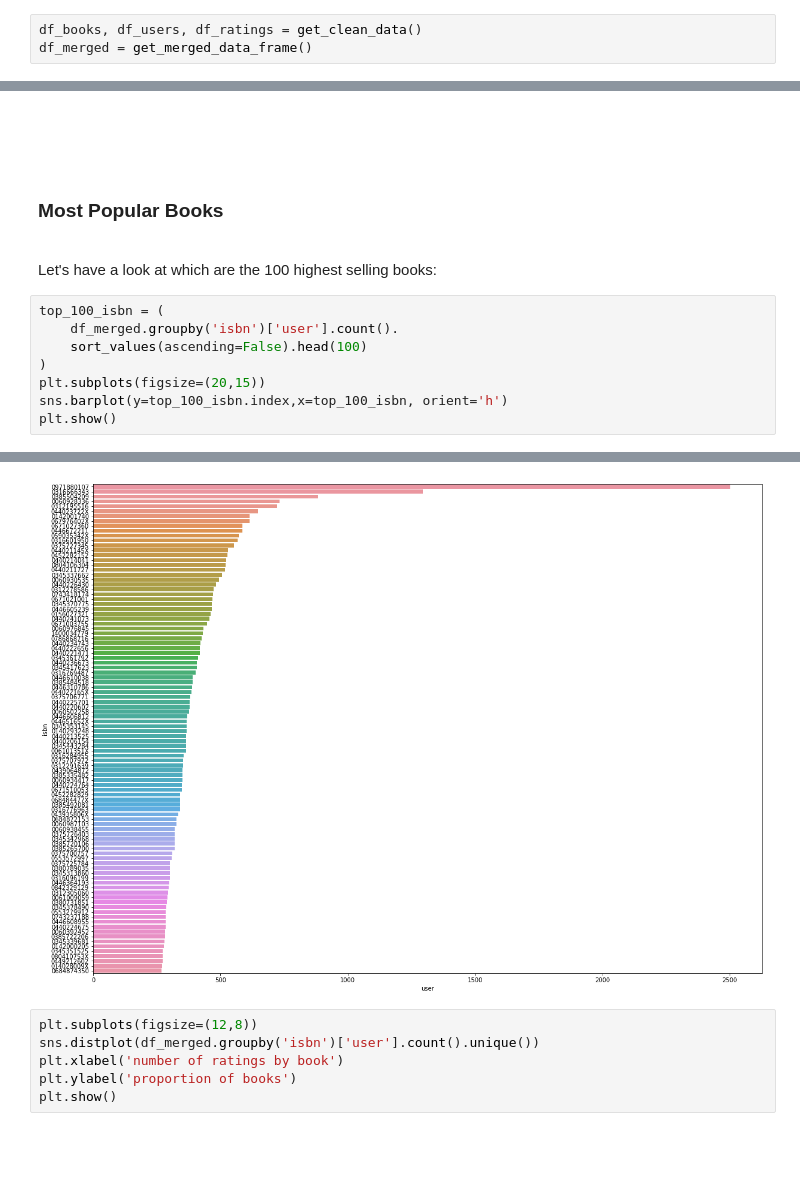
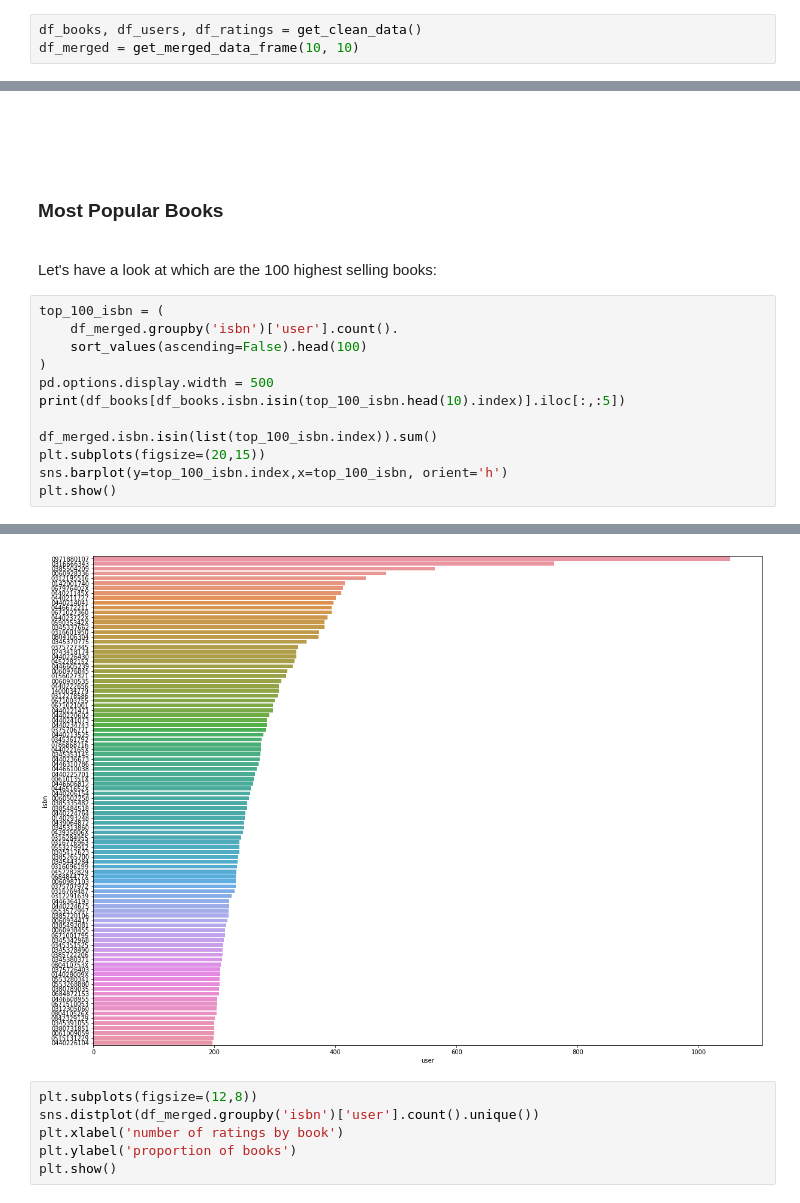
Before and after one commit to ohjho/recommendation_system, a Jupyter notebook: EDA_presentation.ipynb, the cells around one changed output, grey strips where cells are left out. Saved outputs shown, nothing was run; the diff lists cells and outputs as text; blank space fills up the shorter version.

```diff
--- a/EDA_presentation.ipynb
+++ b/EDA_presentation.ipynb
@@ -99,7 +99,7 @@ Our cleaning script will automatically import and clean the data.
 The script outputs three dataframes, which needs to be stored as variables (df_books, df_users, df_ratings):
 # %%
 df_books, df_users, df_ratings = get_clean_data()
-df_merged = get_merged_data_frame()
+df_merged = get_merged_data_frame(10, 10)
 # %% [output]
 b'Skipping line 6452: expected 8 fields, saw 9\nSkipping line 43667: expected 8 fields, saw 10\nSkipping line 51751: expected 8 fields, saw 9\n'
 b'Skipping line 92038: expected 8 fields, saw 9\nSkipping line 104319: expected 8 fields, saw 9\nSkipping line 121768: expected 8 fields, saw 9\n'
@@ -502,6 +521,10 @@ top_100_isbn = (
     df_merged.groupby('isbn')['user'].count().
     sort_values(ascending=False).head(100)
 )
+pd.options.display.width = 500
+print(df_books[df_books.isbn.isin(top_100_isbn.head(10).index)].iloc[:,:5])
+
+df_merged.isbn.isin(list(top_100_isbn.index)).sum()
 plt.subplots(figsize=(20,15))
 sns.barplot(y=top_100_isbn.index,x=top_100_isbn, orient='h')
 plt.show()
@@ -509,4 +543,4 @@ plt.show()
-[figure, old version]
+[figure, new version]
 # %%
 plt.subplots(figsize=(12,8))
 sns.distplot(df_merged.groupby('isbn')['user'].count().unique())
```
Also changed, not shown: parts of 6 cells of this notebook.
